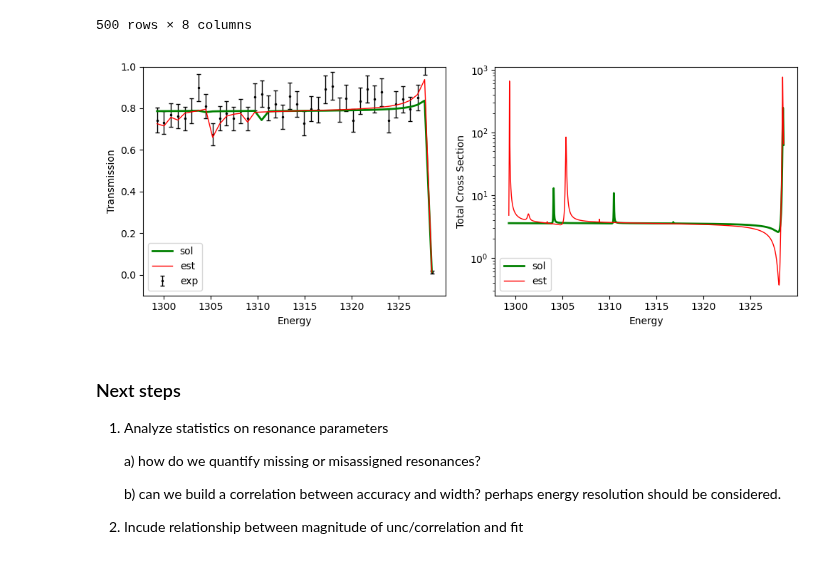
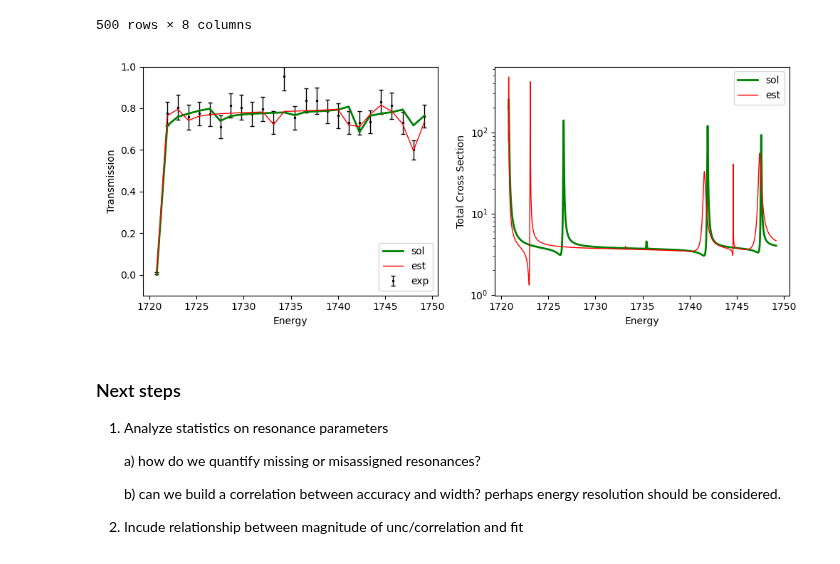
Before and after one commit to Naww137/ATARI, a Jupyter notebook: examples/UserExample_PiTFAll.ipynb, the cells around one changed output. Saved outputs shown, nothing was run; the diff lists cells and outputs as text; code cells hidden in the pictures.

```diff
--- a/examples/UserExample_PiTFAll.ipynb
+++ b/examples/UserExample_PiTFAll.ipynb
@@ -75,7 +75,7 @@ print(len(exp.energy_domain))
 # run a performance test with the PiTFAll module
 
 # case_file = './perf_test_baron'
-case_file = '/Users/noahwalton/Documents/GitHub/ATARI/Fitting/perf_test_baron.hdf5'
+case_file = '/Users/noahwalton/Documents/GitHub/ATARI/Fitting/perf_test_case1.hdf5'
 # case_file = '/Users/noahwalton/Documents/GitHub/ATARI/Fitting/perf_test_static_window_ladder.hdf5'
 # case_file = './test.hdf5'
 
@@ -359,9 +394,9 @@ integral_FoMs_baron_rev1
 | 499 | 10895.198842 | 0.031762 | 9.378630 | 0.468932 | 0.051772 | 17.694681 | 0.884734 | ... |
 500 rows × 8 columns
 # %%
-fig = pf.sample_case.plot(case_file, 495, 'baron')
+fig = pf.sample_case.plot(case_file, 28, 'baron')
 # %% [output]
-[figure, old version]
+[figure, new version]
 # %% [markdown]
 ### Next steps
 
```
Also changed, not shown: parts of 25 cells of this notebook, 16 other files.
